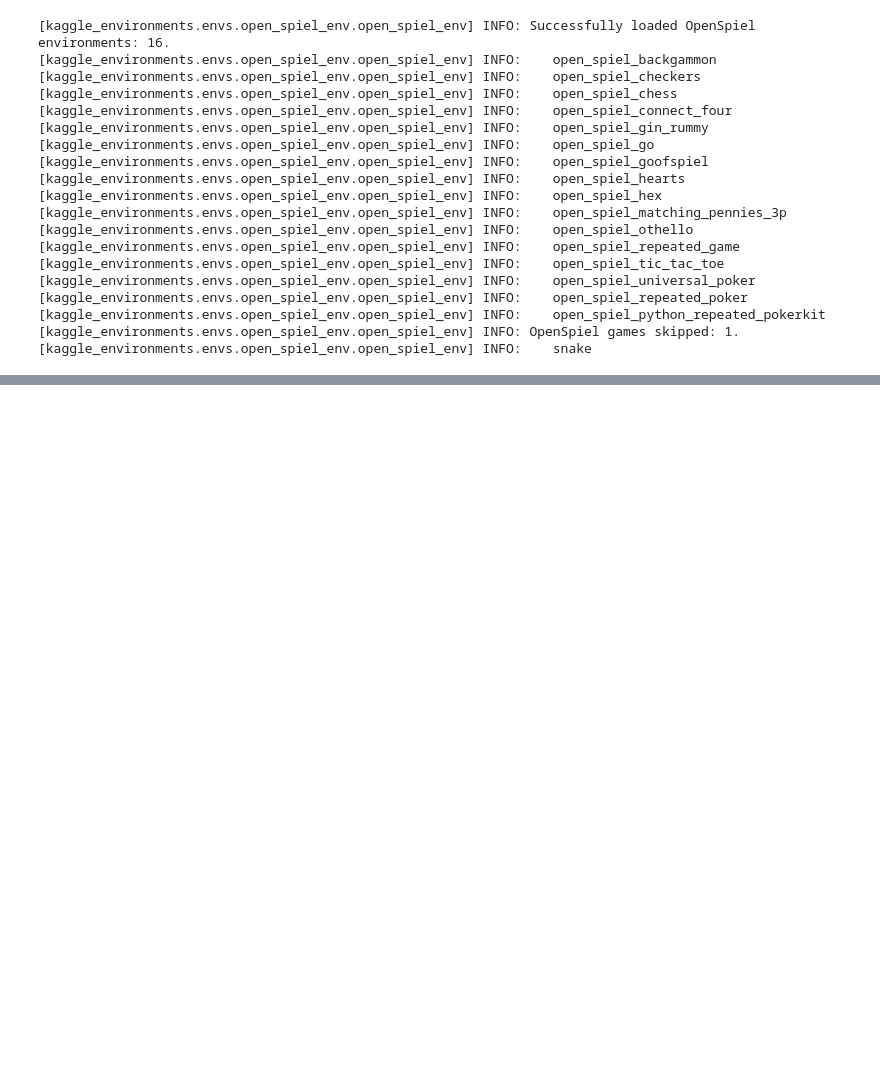
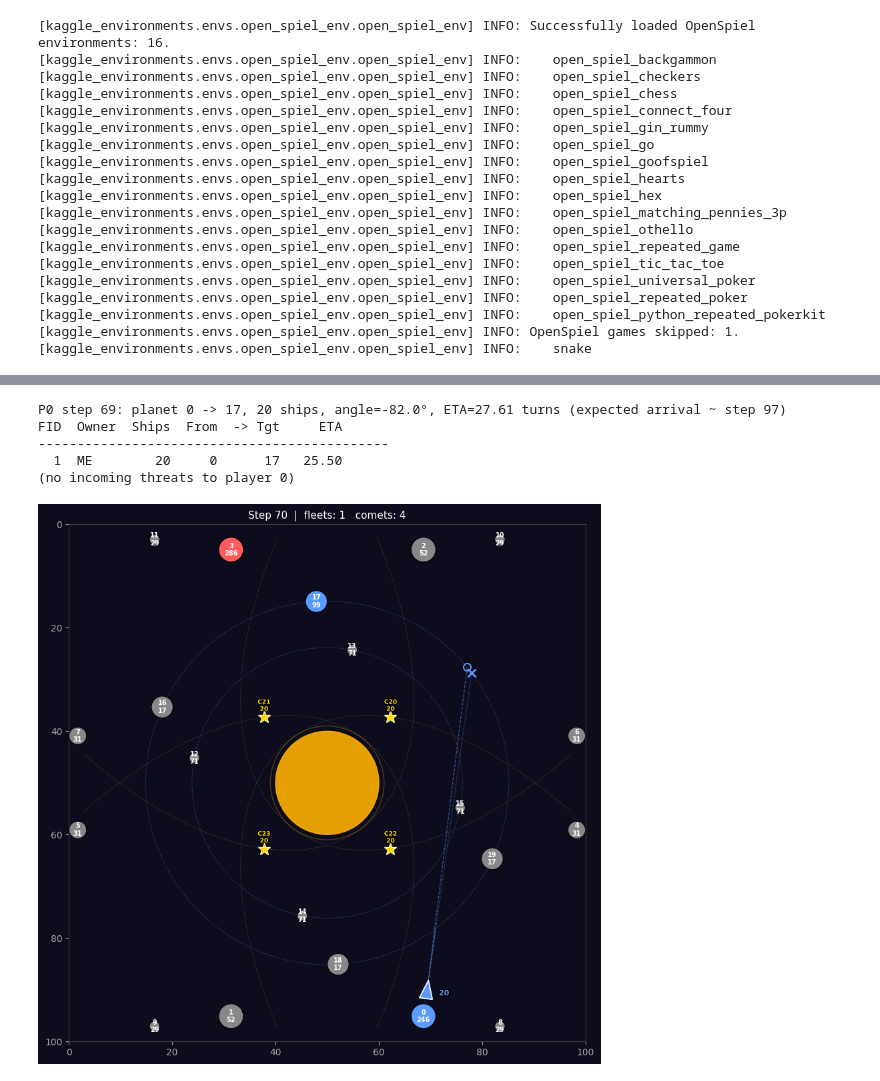
Before and after one commit to DorukSarigun/Orbit_Wars, a Jupyter notebook: play.ipynb, the cells around one changed output, grey strips where cells are left out. Drawn from its saved outputs; the diff is of its cells as text; code cells hidden in the pictures; blank space fills up the shorter version.

```diff
--- a/play.ipynb
+++ b/play.ipynb
@@ -108,0 +109,13 @@ Intercept candidates: 1
+# %%
+pg.launch(0, 17, ships=20)
+pg.step()
+pg.fleet_targets()    # tüm filolar + öngörülen hedef
+pg.threats()          # gelen tehditler
+pg.render()           # her filodan intercept'e kesikli çizgi
+# %% [output]
+P0 step 69: planet 0 -> 17, 20 ships, angle=-82.0°, ETA=27.61 turns (expected arrival ~ step 97)
+FID  Owner  Ships  From  -> Tgt     ETA
+---------------------------------------------
+  1  ME        20     0      17   25.50
+(no incoming threats to player 0)
+[figure, added]
```
Also changed, not shown: parts of 9 cells of this notebook, 2 other files.
